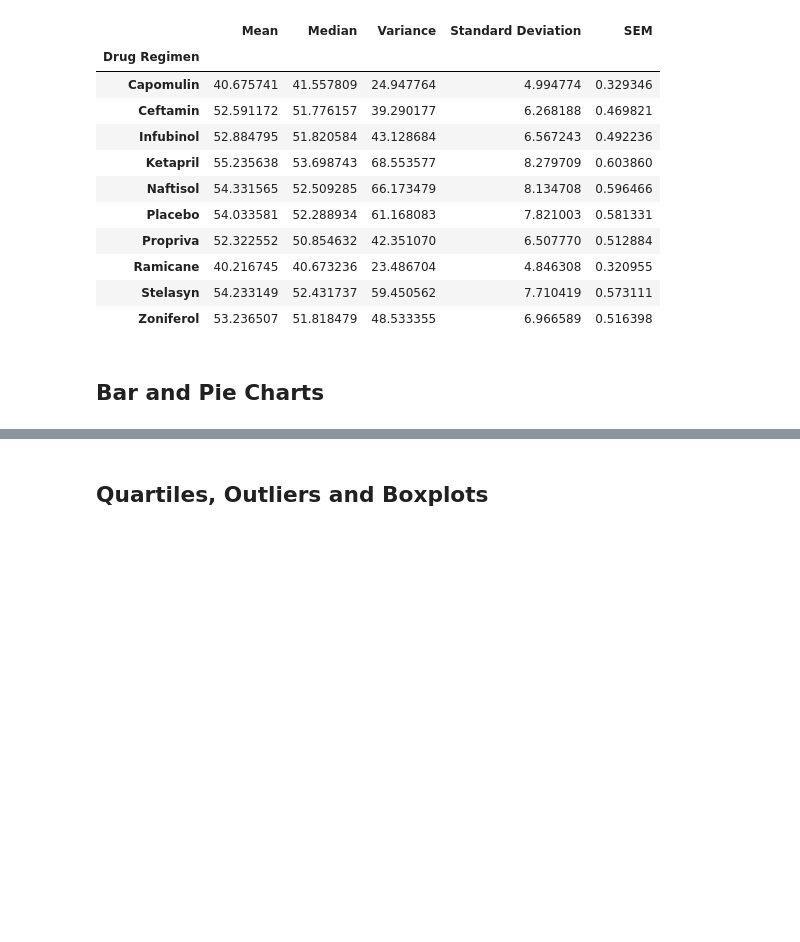
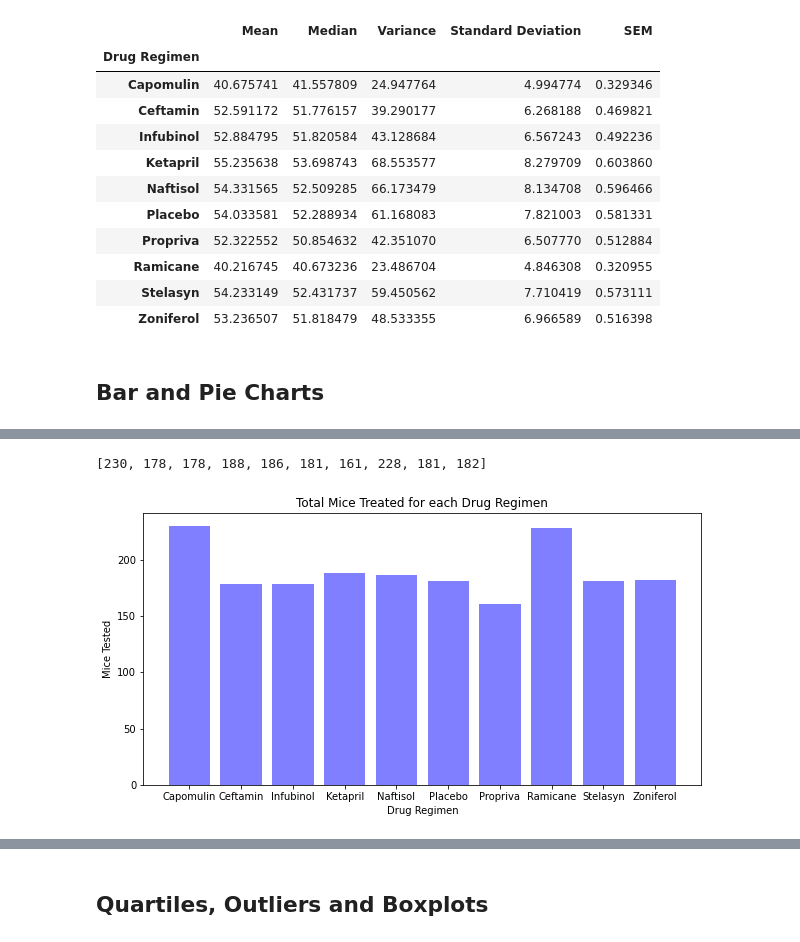
Before and after one commit to todd-tuchek/matplotlib-challenge, a Jupyter notebook: Pymaceuticals/pymaceuticals_starter.ipynb, the cells around one changed output, grey strips where cells are left out. Cells and saved outputs as stored; diff of their text form; code cells hidden in the pictures; blank space fills up the shorter version.

```diff
--- a/Pymaceuticals/pymaceuticals_starter.ipynb
+++ b/Pymaceuticals/pymaceuticals_starter.ipynb
@@ -133,0 +158,4 @@ df_regimen_summary
+# %%
+# Create a list of the drugs
+drugs_list = df_regimen_summary.index.tolist()
+drugs_list
@@ -133,0 +173,6 @@ df_regimen_summary
+# %%
+# Create the drugs into a list
+drug_count = (df_combined_mouse_data.groupby(["Drug Regimen"])["Age_months"].count()).tolist()
+drug_count
+# %% [output]
+[230, 178, 178, 188, 186, 181, 161, 228, 181, 182]
@@ -134 +182,14 @@ df_regimen_summary
+# %%
+# Generate a pie plot showing the distribution of female versus male mice using pandas
+x_axis = drugs_list
+
+#Create the bar chat
+plt.figure(figsize=(10,5))
+plt.bar(x_axis, drug_count, color='b', alpha=0.5, align="center")
+
+plt.title("Total Mice Treated for each Drug Regimen")
+plt.xlabel("Drug Regimen")
+plt.ylabel("Mice Tested");
+# %% [output]
+[figure, added]
 # %%
```
Also changed, not shown: parts of 12 cells of this notebook.
